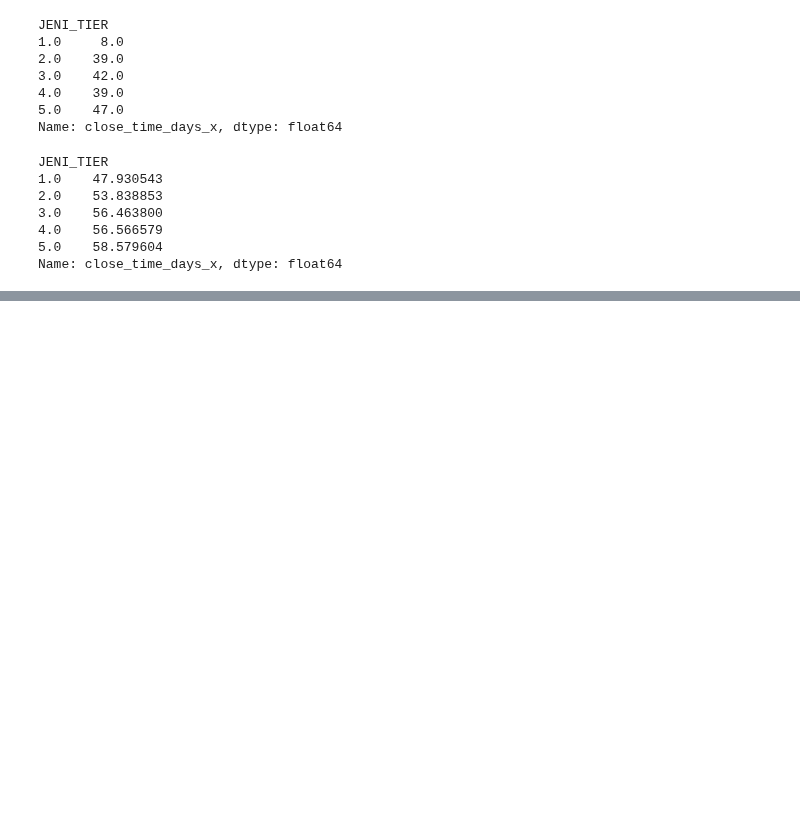
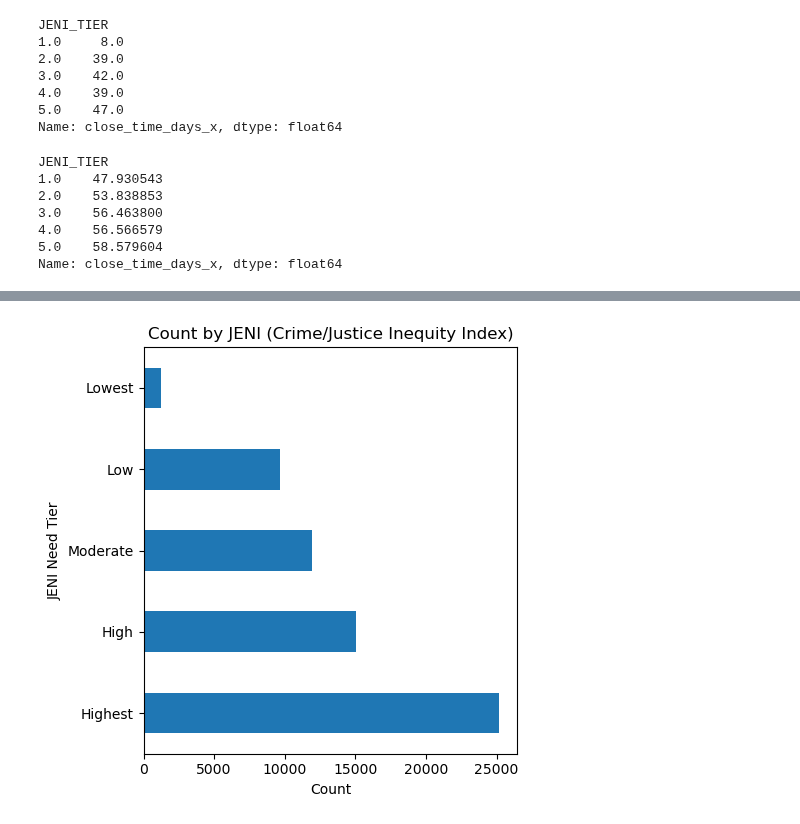
Before and after one commit to aeaiu/usable_ai_project, a Jupyter notebook: Notebooks/6_zip_visualization.ipynb, the cells around one changed output, grey strips where cells are left out. Drawn from its saved outputs; the diff is of its cells as text; code cells hidden in the pictures; blank space fills up the shorter version.

```diff
--- a/Notebooks/6_zip_visualization.ipynb
+++ b/Notebooks/6_zip_visualization.ipynb
@@ -115,0 +132,14 @@ Name: close_time_days_x, dtype: float64
+# %%
+
+# plot
+plt.figure(figsize=(5, 5))
+counts = df.groupby("JENI Need Tier")["JENI_TIER"].count()
+counts = counts.sort_values(ascending=False)
+ax = counts.plot(kind="barh")
+plt.xlabel('Count')
+plt.title('Count by JENI (Crime/Justice Inequity Index)')
+#ax.invert_yaxis()
+plt.tight_layout()
+plt.show()
+# %% [output]
+[figure, added]
```
Also changed, not shown: parts of 2 cells of this notebook, 1 other file.
